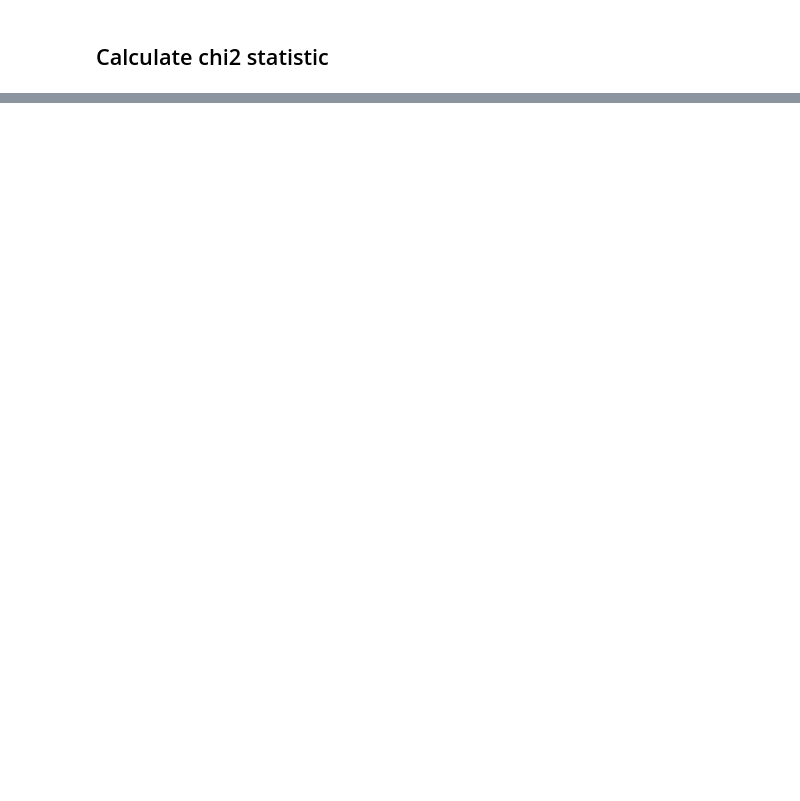
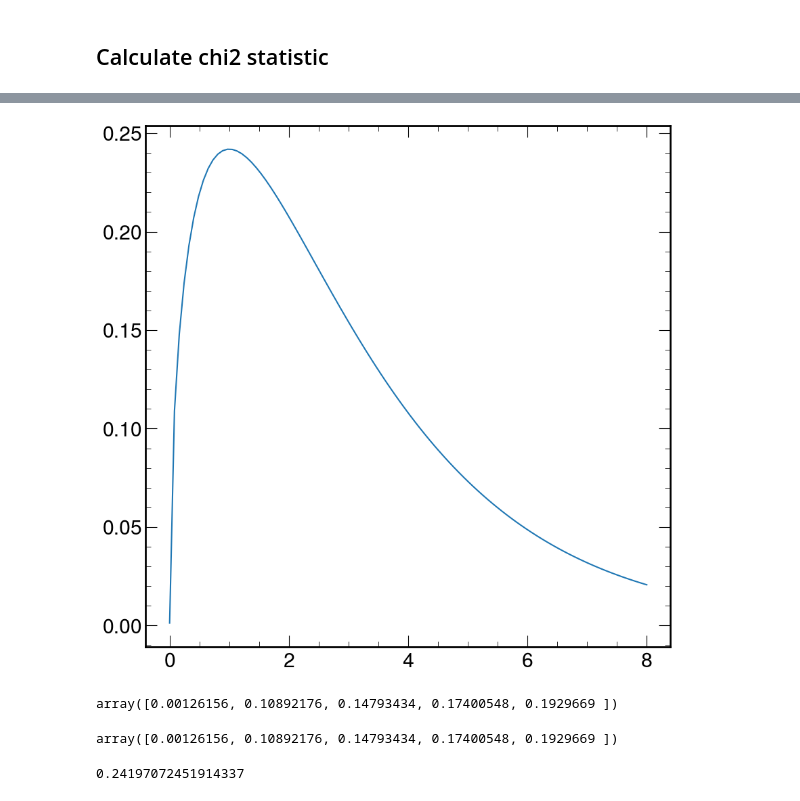
Before and after one commit to rreece/statistics-notebooks, a Jupyter notebook: notebooks/chi2-distribution.ipynb, the cells around one changed output, grey strips where cells are left out. Drawn from its saved outputs; the diff is of its cells as text; code cells hidden in the pictures; blank space fills up the shorter version.

```diff
--- a/notebooks/chi2-distribution.ipynb
+++ b/notebooks/chi2-distribution.ipynb
@@ -71,0 +172,23 @@ z
+# %%
+# https://docs.scipy.org/doc/scipy/reference/generated/scipy.stats.wishart.html
+import matplotlib.pyplot as plt
+
+x = np.linspace(1e-5, 8, 100)
+w = wishart.pdf(x, df=3, scale=1)
+c = chi2.pdf(x, 3)
+plt.plot(x, w)
+plt.show()
+# %% [output]
+[figure, added]
+# %%
+w[:5]
+# %% [output]
+array([0.00126156, 0.10892176, 0.14793434, 0.17400548, 0.1929669 ])
+# %%
+c[:5]
+# %% [output]
+array([0.00126156, 0.10892176, 0.14793434, 0.17400548, 0.1929669 ])
+# %%
+wishart.pdf(1, df=3, scale=1)
+# %% [output]
+0.24197072451914337
```
Also changed, not shown: parts of 30 cells of this notebook, 1 other file.
